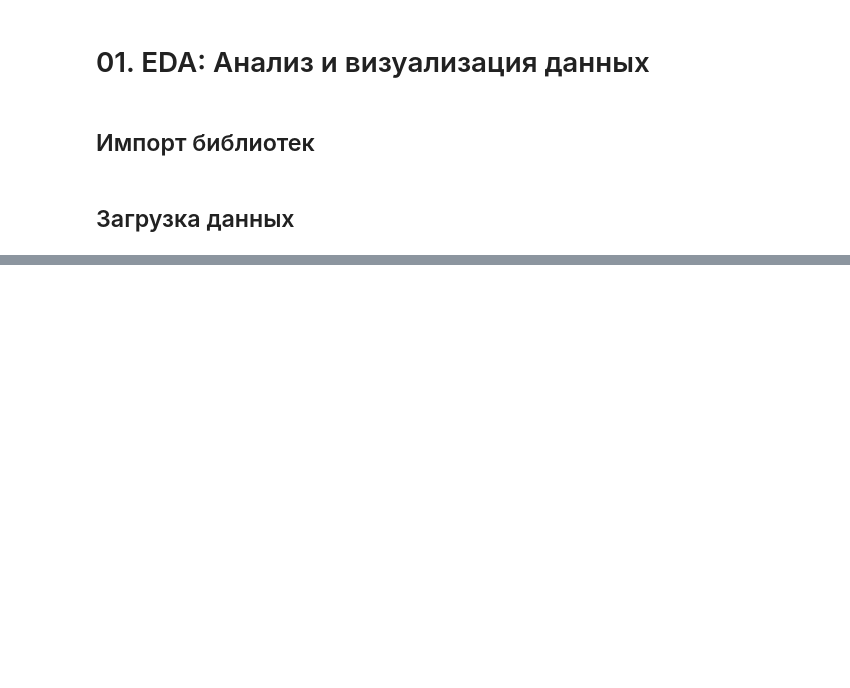
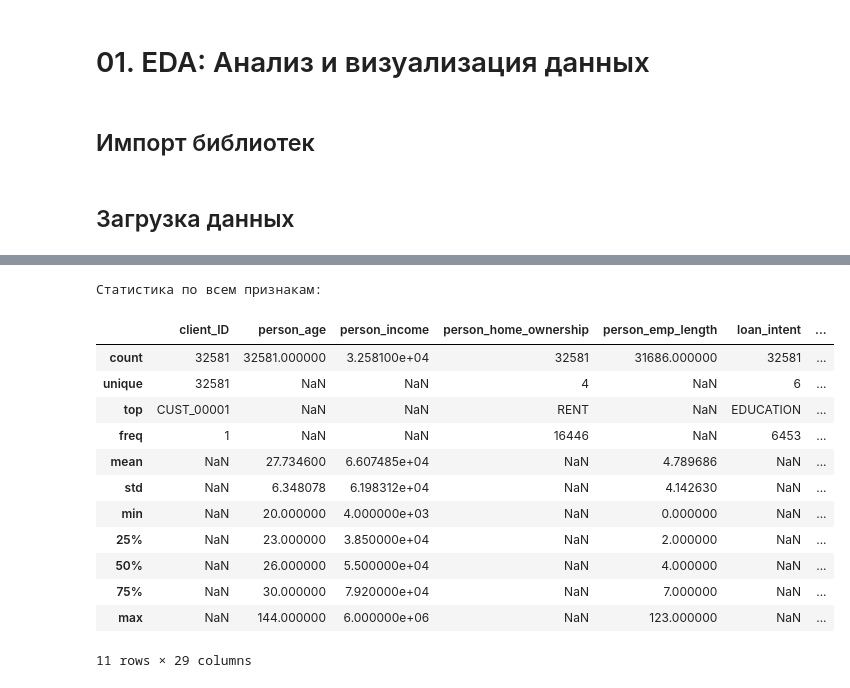
Before and after one commit to null-route-dev/credit-risk-classification, a Jupyter notebook: notebooks/01_eda_analysis.ipynb, the cells around one changed output, grey strips where cells are left out. Saved outputs shown, nothing was run; the diff lists cells and outputs as text; code cells hidden in the pictures; blank space fills up the shorter version.

```diff
--- a/notebooks/01_eda_analysis.ipynb
+++ b/notebooks/01_eda_analysis.ipynb
@@ -27,0 +63,18 @@ df = DataLoader.load(DATASET_PATH, KAGGLE_DS)
+# %%
+print("Статистика по всем признакам:")
+display(df.describe(include="all"))
+# %% [output]
+Статистика по всем признакам:
+|  | client_ID | person_age | person_income | person_home_ownership | person_emp_length | loan_intent | ... |
+| count | 32581 | 32581.000000 | 3.258100e+04 | 32581 | 31686.000000 | 32581 | ... |
+| unique | 32581 | NaN | NaN | 4 | NaN | 6 | ... |
+| top | CUST_00001 | NaN | NaN | RENT | NaN | EDUCATION | ... |
+| freq | 1 | NaN | NaN | 16446 | NaN | 6453 | ... |
+| mean | NaN | 27.734600 | 6.607485e+04 | NaN | 4.789686 | NaN | ... |
+| std | NaN | 6.348078 | 6.198312e+04 | NaN | 4.142630 | NaN | ... |
+| min | NaN | 20.000000 | 4.000000e+03 | NaN | 0.000000 | NaN | ... |
+| 25% | NaN | 23.000000 | 3.850000e+04 | NaN | 2.000000 | NaN | ... |
+| 50% | NaN | 26.000000 | 5.500000e+04 | NaN | 4.000000 | NaN | ... |
+| 75% | NaN | 30.000000 | 7.920000e+04 | NaN | 7.000000 | NaN | ... |
+| max | NaN | 144.000000 | 6.000000e+06 | NaN | 123.000000 | NaN | ... |
+11 rows × 29 columns
```
Also changed, not shown: parts of 7 cells of this notebook.
